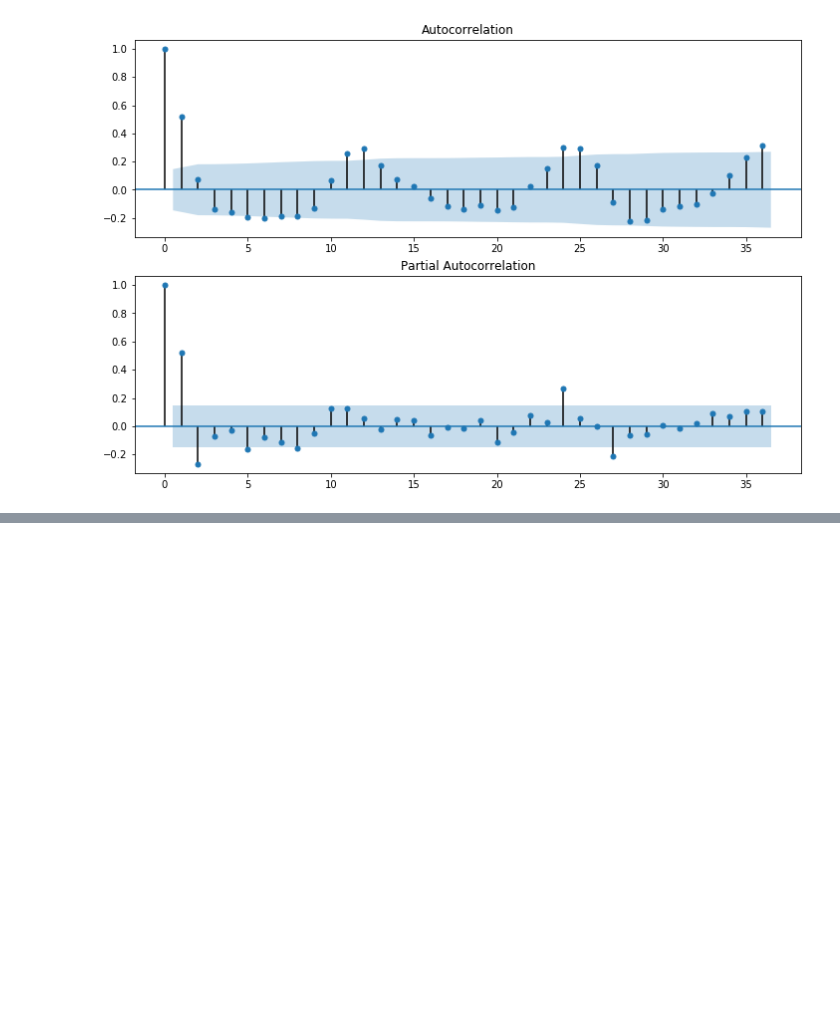
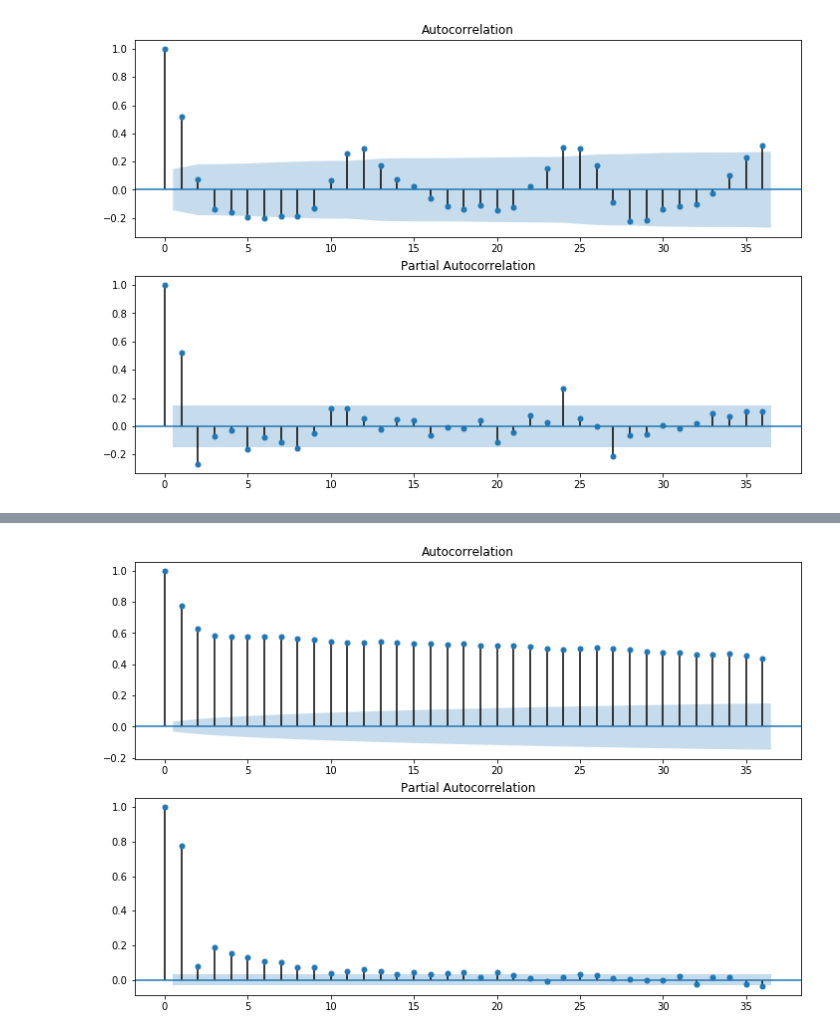
Before and after one commit to darrahts/timeSeriesAnalysis, a Jupyter notebook: timeSeries1.ipynb, the cells around one changed output, grey strips where cells are left out. Saved outputs shown, nothing was run; the diff lists cells and outputs as text; code cells hidden in the pictures; blank space fills up the shorter version.

```diff
--- a/timeSeries1.ipynb
+++ b/timeSeries1.ipynb
@@ -297,0 +321,4 @@ plot_autocorrelation(rates_ts, 36)
+# %%
+plot_autocorrelation(temp_ts, 36)
+# %% [output]
+[figure, added]
```
Also changed, not shown: parts of 4 cells of this notebook.
